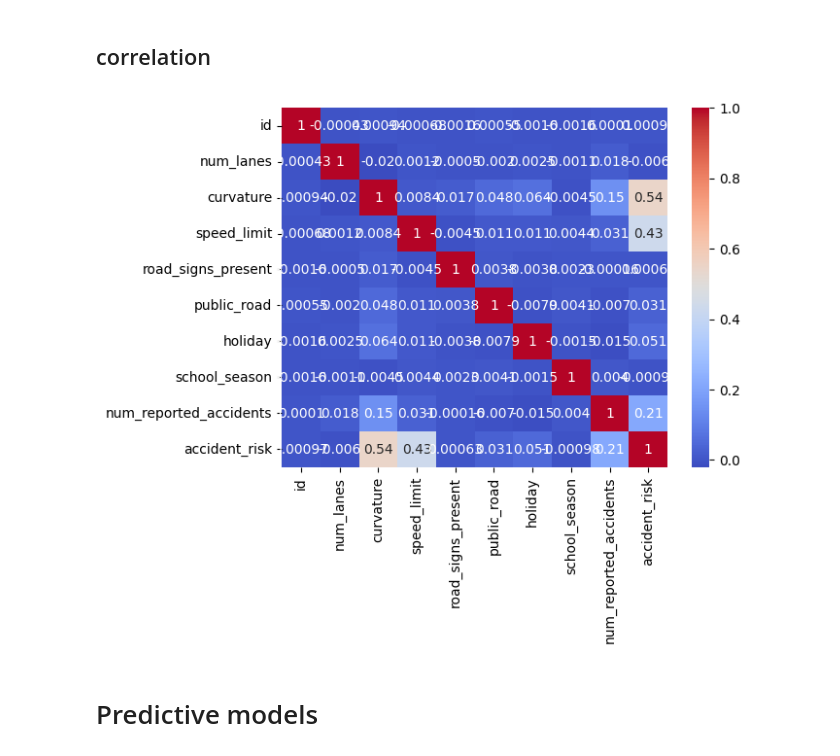
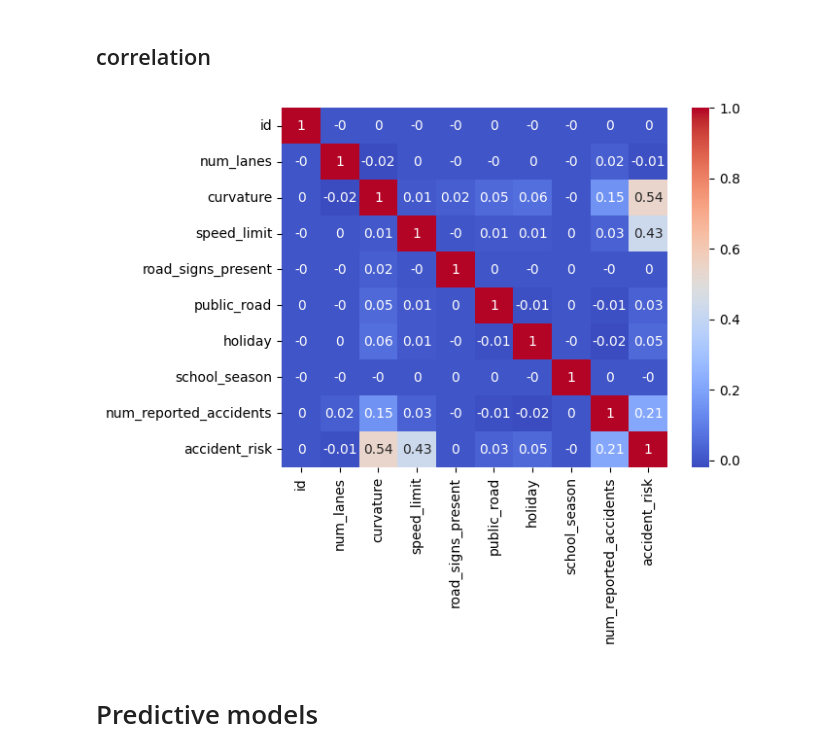
Before and after one commit to aneevinay/Road-accident-risk-prediction, a Jupyter notebook: Road Accident Prediction.ipynb, the cells around one changed output. Cells and saved outputs as stored; diff of their text form; code cells hidden in the pictures.

```diff
--- a/Road Accident Prediction.ipynb
+++ b/Road Accident Prediction.ipynb
@@ -320,10 +322,10 @@ plt.show()
 # %% [markdown]
 ## correlation
 # %%
-sns.heatmap(train.corr(numeric_only=True),annot=True,cmap='coolwarm')
+sns.heatmap(train.corr(numeric_only=True).round(2),annot=True,cmap='coolwarm')
 plt.show()
 # %% [output]
-[figure, old version]
+[figure, new version]
 # %% [markdown]
 # Predictive models
 # %% [markdown]
```
Also changed, not shown: parts of 10 cells of this notebook.
